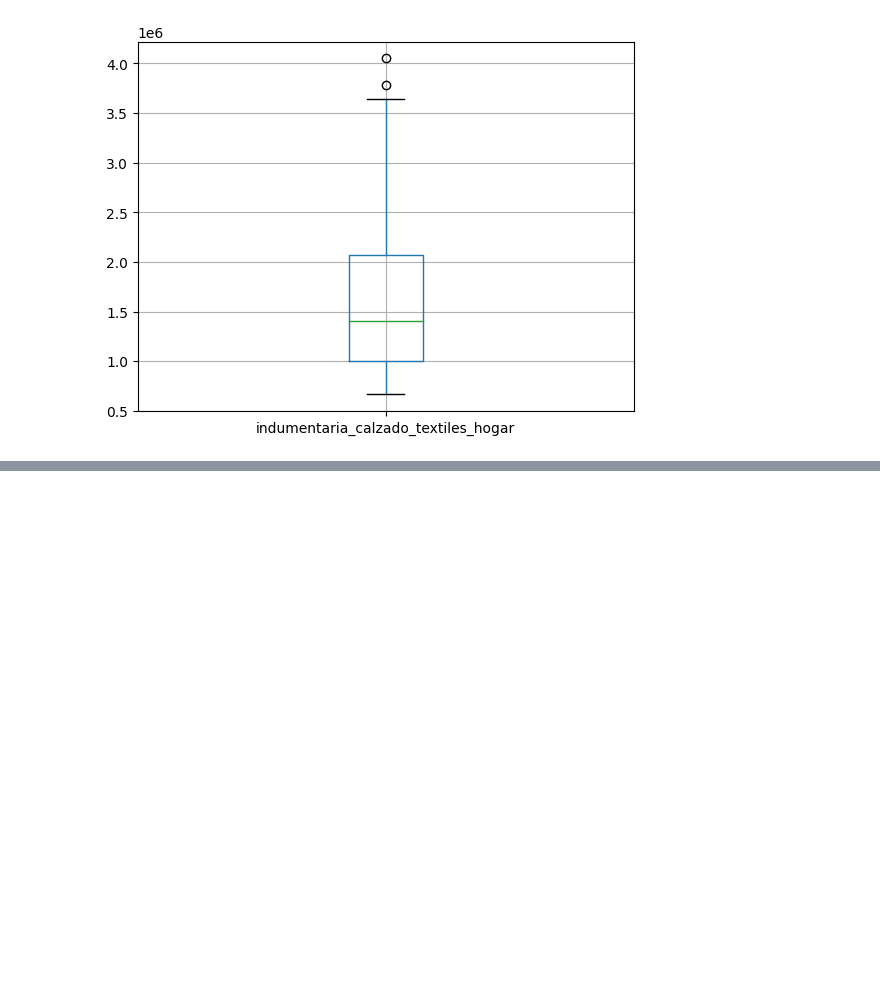
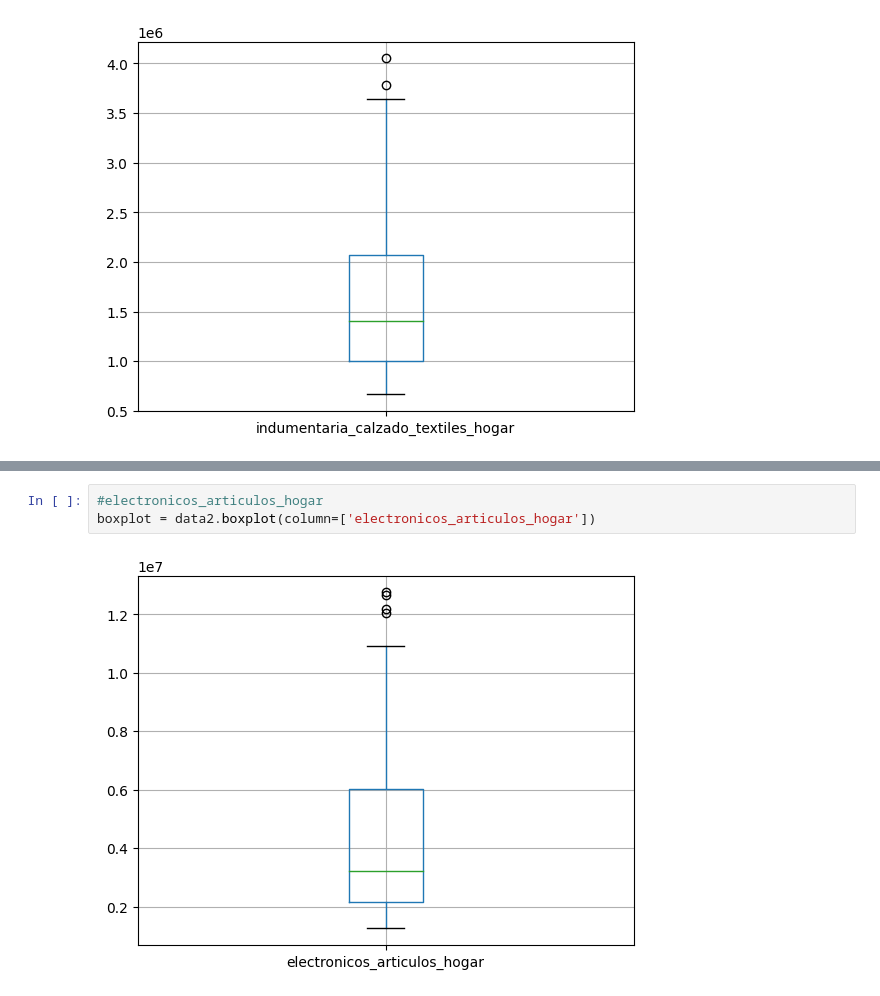
Before and after one commit to Ick3r/Actividad_3, a Jupyter notebook: Outliers.ipynb, the cells around one changed output, grey strips where cells are left out. Drawn from its saved outputs; the diff is of its cells as text; blank space fills up the shorter version.

Commit message:
identificamos outliers 'electronicos_articulos'

```diff
--- a/Outliers.ipynb
+++ b/Outliers.ipynb
@@ -460,0 +486,5 @@ boxplot = data_clean_subtotal_ventas_alimentos_bebidas.boxplot(column=['indument
+# %%
+#electronicos_articulos_hogar
+boxplot = data2.boxplot(column=['electronicos_articulos_hogar'])
+# %% [output]
+[figure, added]
```
Also changed, not shown: parts of 1 cell of this notebook.
